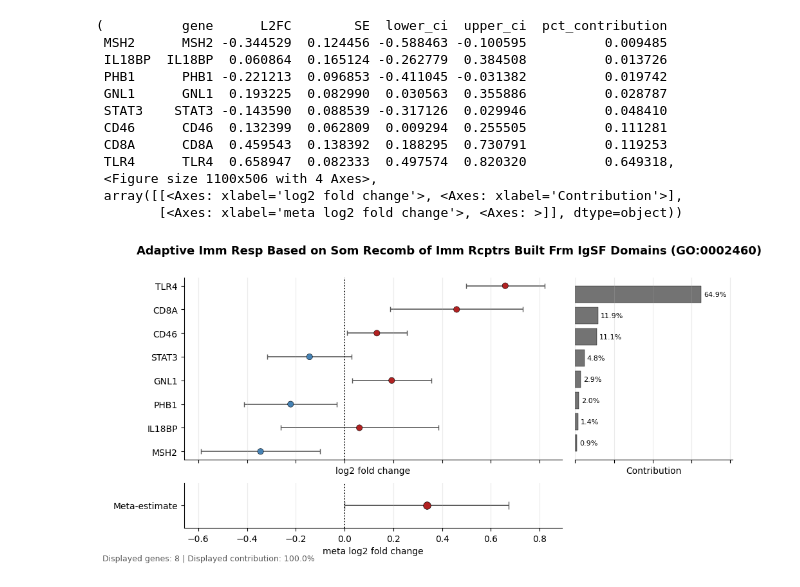
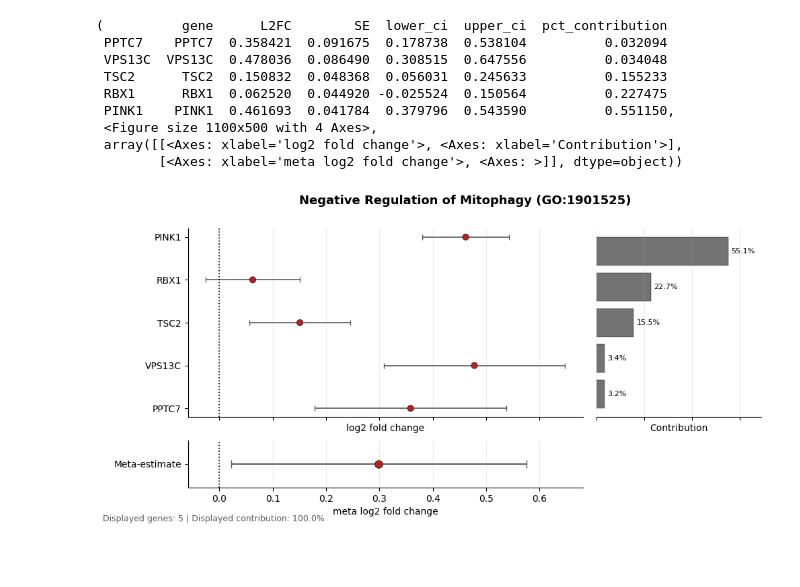
Before and after one commit to jhaberbe/meta-analysis, a Jupyter notebook: notebooks/testing.ipynb, the cells around one changed output. Cells and saved outputs as stored; diff of their text form; code cells hidden in the pictures; blank space fills up the shorter version.

```diff
--- a/notebooks/testing.ipynb
+++ b/notebooks/testing.ipynb
@@ -115,13 +100,3 @@ GO_TERMS = {
     k: GeneOntologyLibraries().pull_assignment_matrix(v)
     for k, v in tqdm(GO_LIBRARIES.items())
 }
-# %%
-genes_available = df.index.intersection(GO_TERMS["GO_BP"].index)
-go_terms_available = GO_TERMS["GO_BP"].columns[GO_TERMS["GO_BP"].loc[genes_available].sum(axis=0).gt(0)]
-
-df = df.loc[genes_available]
-balanced_matrix = UnbalancedSinkhorn() \
-    .get_balanced_matrix(
-        GO_TERMS["GO_BP"].loc[genes_available, go_terms_available],
-        tolerance=1e-12
-    )
@@ -153 +177,29 @@ table.eval("n_eff = n_eff * 10").plot.scatter(x="shrunken_estimate", y="log10p_e
+# %%
+import pandas as pd
+
+cell_type = "serotonergic neuron"
+
+output_path = pathlib.Path(
+    f"/home/jhaberbe/Projects/Personal/MAY2026/meta-analysis/output/GO_BP/{cell_type}"
+)
+
+table = pd.read_csv(output_path / f"{GO_TO_USE}_{cell_type}.csv", index_col=0)
+balanced_matrix = pd.read_csv(output_path / f"{GO_TO_USE}_{cell_type}_balanced.csv", index_col=0)
+df = pd.read_csv(output_path / f"{GO_TO_USE}_{cell_type}_deseq.csv", index_col=0)
+# %%
+import plotly.express as px
+
+table["symbol"] = table.index
+
+px.scatter(
+    table.query("n_eff >= 2"),
+    x="shrunken_estimate",
+    y="log10p_eb",
+    size="weights",
+    hover_name="symbol",
+    hover_data=["n_eff", "shrunken_estimate"],
+    width=1000,
+    height=750,
+    size_max=100
+)
 # %%
@@ -169,20 +225,17 @@ table.query("p_eb < 0.05 and n_eff > 1").sort_values(by="p_eb")
 # %%
 from meta_analysis.pl import ForestPlotter
 
 ###### SOMETHING HORRIBLE IS GOING ON HERE
 ForestPlotter(df, (balanced_matrix.T * df["baseMean"]).T, table) \
-    .plot_term("Adaptive Imm Resp Based on Som Recomb of Imm Rcptrs Built Frm IgSF Domains (GO:0002460)", cutoff=1)
+    .plot_term("Negative Regulation of Mitophagy (GO:1901525)", cutoff=1)
 # %% [output]
 (          gene      L2FC        SE  lower_ci  upper_ci  pct_contribution
- MSH2      MSH2 -0.344529  0.124456 -0.588463 -0.100595          0.009485
- IL18BP  IL18BP  0.060864  0.165124 -0.262779  0.384508          0.013726
- PHB1      PHB1 -0.221213  0.096853 -0.411045 -0.031382          0.019742
- GNL1      GNL1  0.193225  0.082990  0.030563  0.355886          0.028787
- STAT3    STAT3 -0.143590  0.088539 -0.317126  0.029946          0.048410
- CD46      CD46  0.132399  0.062809  0.009294  0.255505          0.111281
- CD8A      CD8A  0.459543  0.138392  0.188295  0.730791          0.119253
- TLR4      TLR4  0.658947  0.082333  0.497574  0.820320          0.649318,
- <Figure size 1100x506 with 4 Axes>,
+ PPTC7    PPTC7  0.358421  0.091675  0.178738  0.538104          0.032094
+ VPS13C  VPS13C  0.478036  0.086490  0.308515  0.647556          0.034048
+ TSC2      TSC2  0.150832  0.048368  0.056031  0.245633          0.155233
+ RBX1      RBX1  0.062520  0.044920 -0.025524  0.150564          0.227475
+ PINK1    PINK1  0.461693  0.041784  0.379796  0.543590          0.551150,
+ <Figure size 1100x500 with 4 Axes>,
  array([[<Axes: xlabel='log2 fold change'>, <Axes: xlabel='Contribution'>],
         [<Axes: xlabel='meta log2 fold change'>, <Axes: >]], dtype=object))
-[figure, old version]
+[figure, new version]
```
Also changed, not shown: parts of 10 cells of this notebook, 3 other files.
